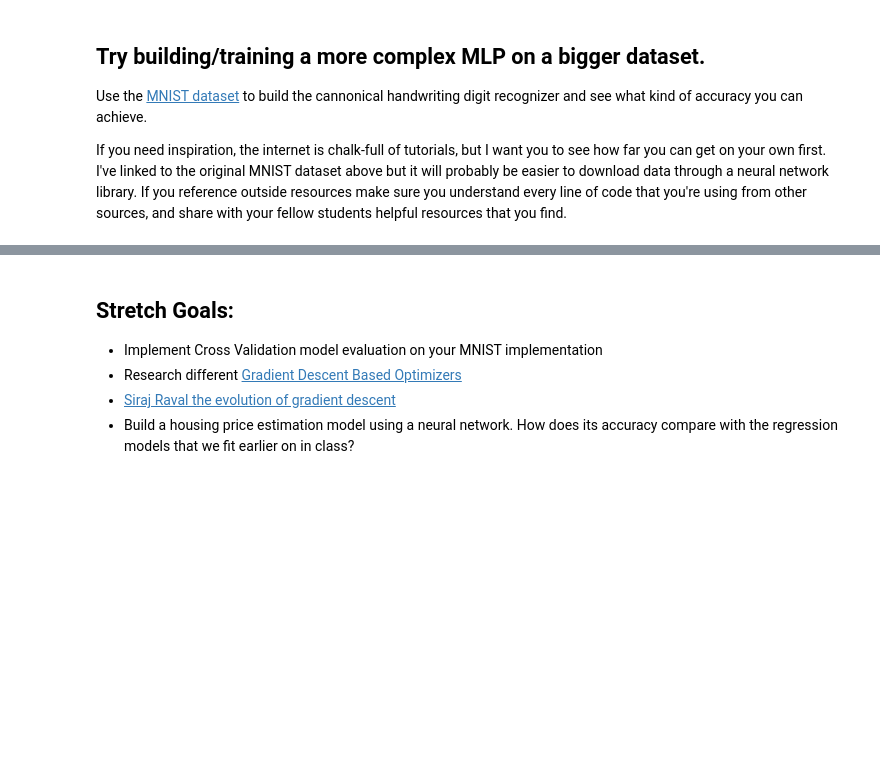
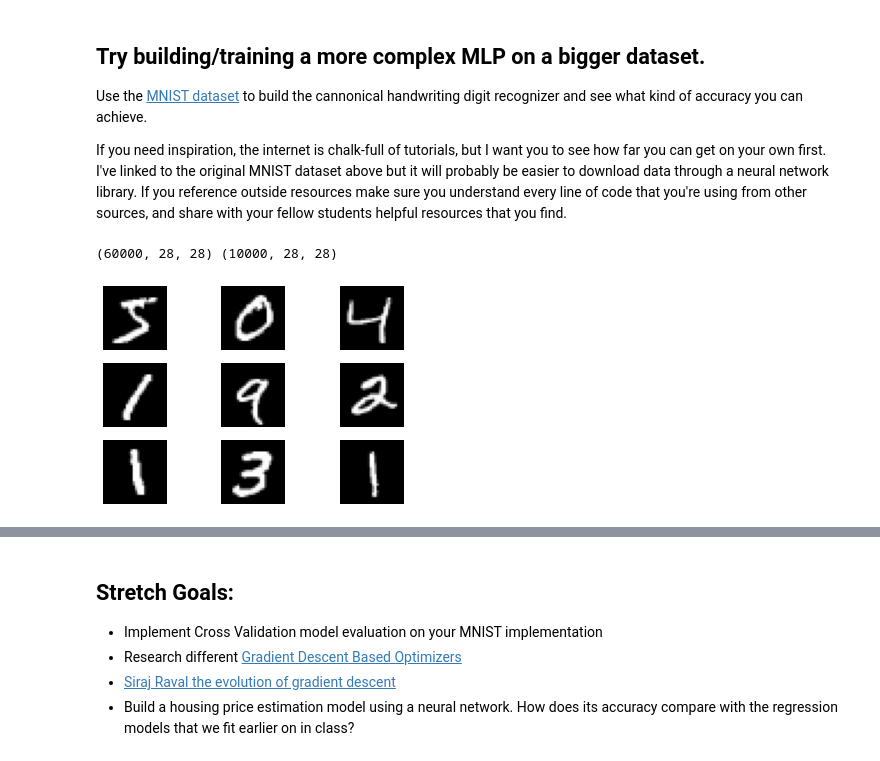
Before and after one commit to deanhadzi/DS-Unit-4-Sprint-2-Neural-Networks, a Jupyter notebook: module2-backpropagation/LS_DSPT4_422_Backprop_Assignment.ipynb, the cells around one changed output, grey strips where cells are left out. Drawn from its saved outputs; the diff is of its cells as text; code cells hidden in the pictures; blank space fills up the shorter version.

```diff
--- a/module2-backpropagation/LS_DSPT4_422_Backprop_Assignment.ipynb
+++ b/module2-backpropagation/LS_DSPT4_422_Backprop_Assignment.ipynb
@@ -119,7 +119,7 @@ class NeuralNetwork:
 nn = NeuralNetwork()
 
 # Number of Epochs / Iterations
-for i in range(10000):
+for i in range(5000):
     if (i+1 in [1,2,3,4,5]) or ((i+1) % 1000 == 0):
         print('+' + '---' * 3 + f'EPOCH {i+1}' + '---' * 3 + '+')
         print('Input: \n', X[:5])
@@ -155,0 +171,28 @@ If you need inspiration, the internet is chalk-full of tutorials, but I want you
+# %%
+##### Your Code Here #####
+from tensorflow.keras.models import Sequential
+from tensorflow.keras.layers import Dense, Flatten
+from tensorflow.keras.datasets import mnist
+
+# Load the mnist data
+(X_train, y_train), (X_test, y_test) = mnist.load_data()
+print(X_train.shape, X_test.shape)
+# %% [output]
+(60000, 28, 28) (10000, 28, 28)
+# %%
+# Show the sample figures.
+
+import matplotlib.pyplot as plt
+
+for i in range(9):
+    # Define subplot
+    plt.subplot(330 + 1 + i)
+
+    # Plot raw pixel data
+    plt.imshow(X_train[i], cmap=plt.get_cmap('gray'))
+    plt.axis('off')
+
+# Show the figure
+plt.show()
+# %% [output]
+[figure, added]
```
Also changed, not shown: parts of 5 cells of this notebook.
